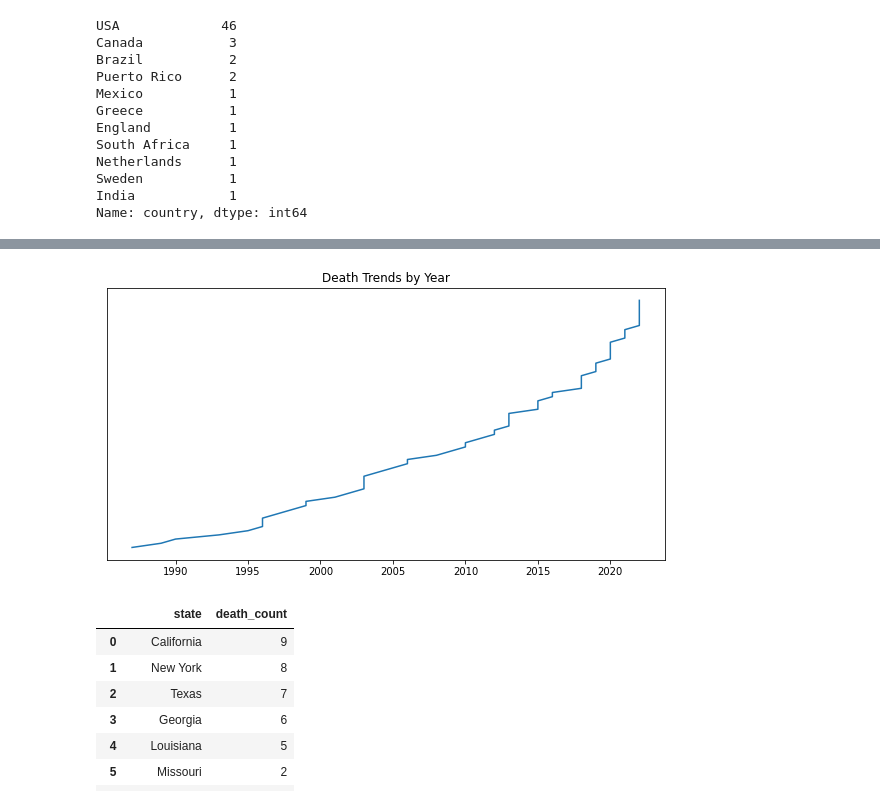
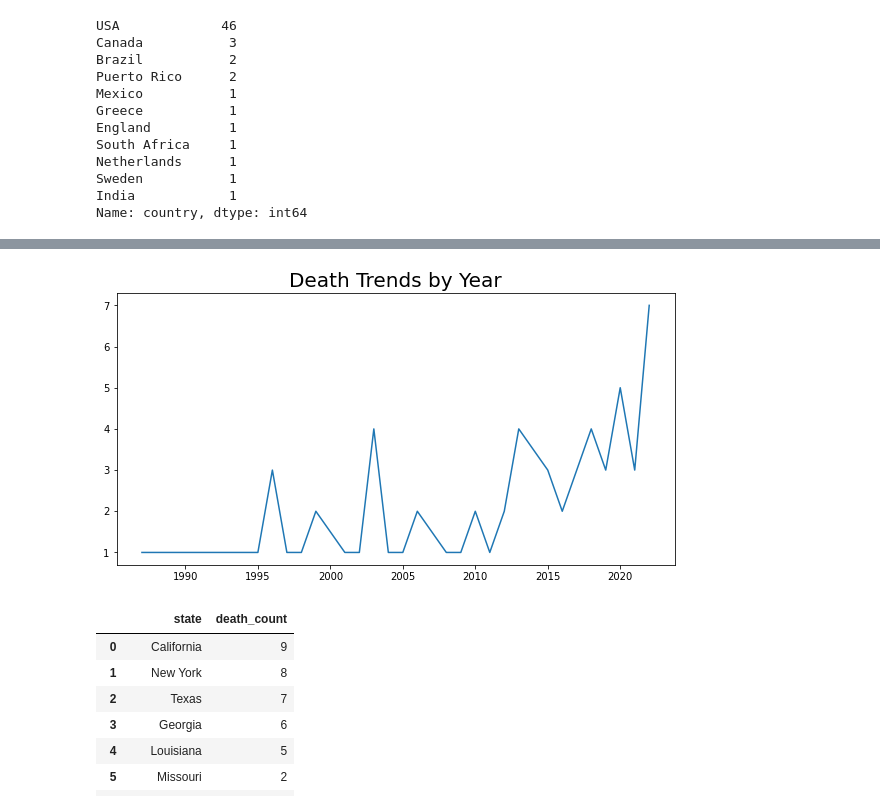
Before and after one commit to AviatorIfeanyi/murdered_hip_hop_rappers, a Jupyter notebook: 2_analysis/hip_hip_singers_death.ipynb, the cells around one changed output, grey strips where cells are left out. Cells and saved outputs as stored; diff of their text form; code cells hidden in the pictures.

```diff
--- a/2_analysis/hip_hip_singers_death.ipynb
+++ b/2_analysis/hip_hip_singers_death.ipynb
@@ -62,4 +64,7 @@ plt.show()
 # %%
 death_trend = "select year, count(*) as number_of_deaths from hip_hop_death_df group by year order by year desc"
 
-sqldf.run(death_trend)
+death_by_year = sqldf.run(death_trend)
+
+death_by_year['year'] = death_by_year.year.astype(int)
+death_by_year['number_of_deaths'] = death_by_year.number_of_deaths.astype(int)
@@ -84,12 +71,12 @@ sqldf.run(death_trend)
 # %%
 plt.figure(figsize=(10,5))
 
-plt.plot(hip_hop_death_df.year, hip_hop_death_df.index)
-plt.title('Death Trends by Year')
-plt.yticks([])
+plt.plot(death_by_year.year, death_by_year.number_of_deaths)
+plt.title('Death Trends by Year', fontsize=20)
+
 plt.show()
 # %% [output]
-[figure, old version]
+[figure, new version]
 # %%
 top_usa_cities = """select state, count(*) as death_count from hip_hop_death_df where country = 'USA' group by state
 order by death_count desc"""
```
Also changed, not shown: parts of 5 cells of this notebook, 7 other files.
